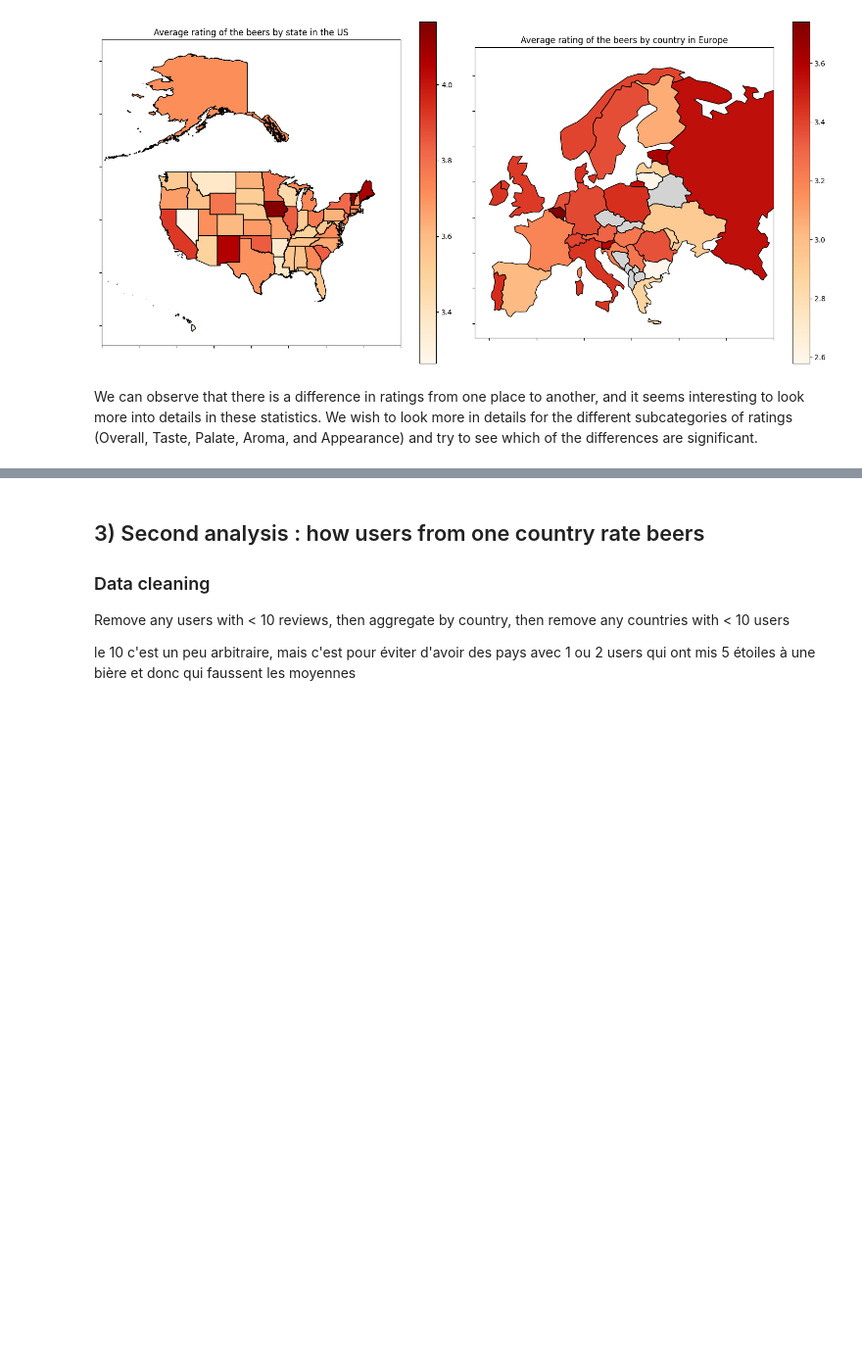
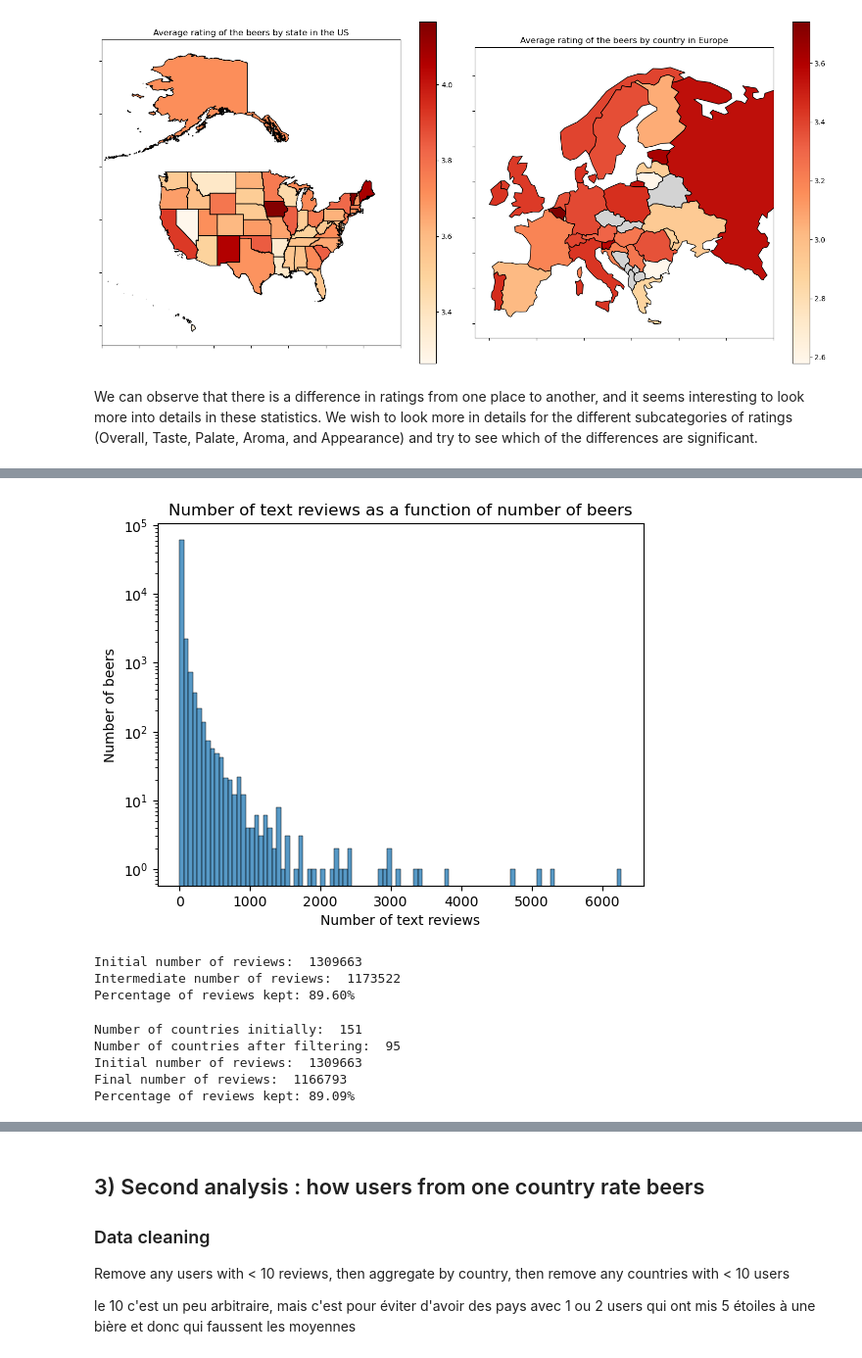
Before and after one commit to epfl-ada/ada-2023-project-riskybiscuits, a Jupyter notebook: main.ipynb, the cells around one changed output, grey strips where cells are left out. Shown at 98% size. Saved outputs shown, nothing was run; the diff lists cells and outputs as text; code cells hidden in the pictures; blank space fills up the shorter version.

```diff
--- a/main.ipynb
+++ b/main.ipynb
@@ -387,0 +384,59 @@ pip install wordcloud
+# %%
+# Copy the dataset to avoid modifying the original
+country_text_rev = reviews_df.copy()
+
+#drop all the rows where there is no text review
+country_text_rev = country_text_rev[country_text_rev['text']!='nan']
+
+initial_len = len(country_text_rev)
+
+nb_text_rev = country_text_rev.groupby('beer_name').count()
+
+#plot number of text reviews for each beer
+sns.histplot(data=nb_text_rev, x="text", bins=100)
+plt.yscale("log")
+plt.xlabel("Number of text reviews")
+plt.ylabel("Number of beers")
+plt.title("Number of text reviews as a function of number of beers")
+plt.show()
+# %% [output]
+[figure, added]
+# %%
+#keep only the beers with at least 10 text reviews
+nb_text_rev = nb_text_rev[nb_text_rev['text']>=10]
+beers_to_keep = nb_text_rev.index
+country_text_rev = country_text_rev[country_text_rev['beer_name'].isin(beers_to_keep)]
+
+intermediate_len = len(country_text_rev)
+
+print('Initial number of reviews: ', initial_len)
+print('Intermediate number of reviews: ', intermediate_len)
+print('Percentage of reviews kept: {:.2f}%'.format(intermediate_len / initial_len * 100))
+# %% [output]
+Initial number of reviews:  1309663
+Intermediate number of reviews:  1173522
+Percentage of reviews kept: 89.60%
+# %%
+# We will now compute for each location the number of beer reviewed
+num_unique_beers = country_text_rev.groupby("brewery_location")["beer_id"].nunique()
+num_unique_beers = num_unique_beers.to_frame().reset_index()
+num_unique_beers.columns = ["brewery_location", "num_unique_beers"]
+
+print("Number of countries initially: ", len(country_text_rev["brewery_location"].unique()))
+
+# Keep only the countries with at least 10 unique beers
+country_text_rev = country_text_rev.merge(num_unique_beers, on="brewery_location")
+country_text_rev = country_text_rev[country_text_rev["num_unique_beers"] >= 10]
+
+print("Number of countries after filtering: ", len(country_text_rev["brewery_location"].unique()))
+final_len = len(country_text_rev)
+
+print('Initial number of reviews: ', initial_len)
+print('Final number of reviews: ', final_len)
+print('Percentage of reviews kept: {:.2f}%'.format(final_len / initial_len * 100))
+# %% [output]
+Number of countries initially:  151
+Number of countries after filtering:  95
+Initial number of reviews:  1309663
+Final number of reviews:  1166793
+Percentage of reviews kept: 89.09%
```
Also changed, not shown: parts of 21 cells of this notebook, 2 other files.
